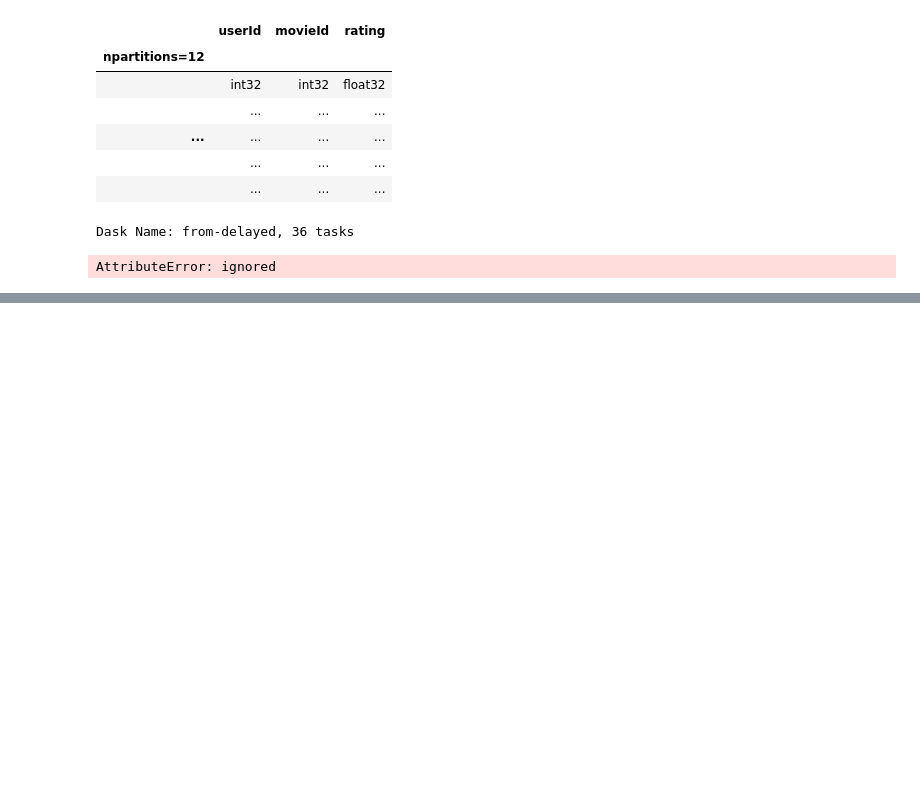
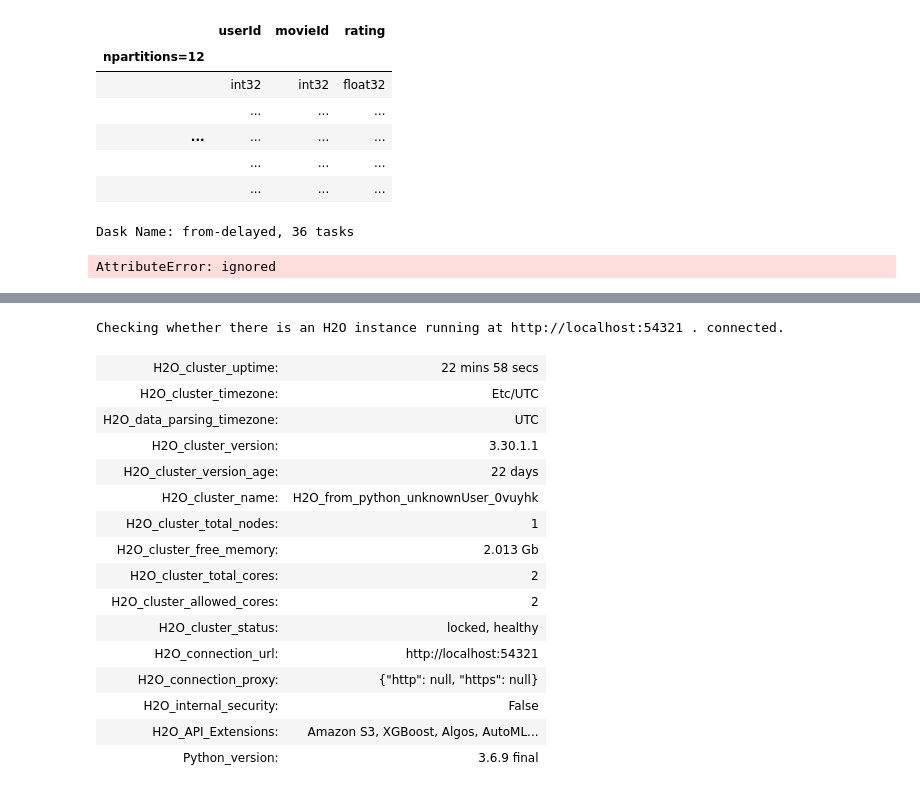
Before and after one commit to duybluemind1988/MyDataSciencePortfolio, a Jupyter notebook: movie_recommender/movie_recommendation_using_KNN.ipynb, the cells around one changed output, grey strips where cells are left out. Saved outputs shown, nothing was run; the diff lists cells and outputs as text; code cells hidden in the pictures; blank space fills up the shorter version.

```diff
--- a/movie_recommender/movie_recommendation_using_KNN.ipynb
+++ b/movie_recommender/movie_recommendation_using_KNN.ipynb
@@ -801,0 +840,21 @@ AttributeError: ignored
+# %%
+import h2o
+h2o.init()
+# %% [output]
+Checking whether there is an H2O instance running at http://localhost:54321 . connected.
+| H2O_cluster_uptime: | 22 mins 58 secs |
+| H2O_cluster_timezone: | Etc/UTC |
+| H2O_data_parsing_timezone: | UTC |
+| H2O_cluster_version: | 3.30.1.1 |
+| H2O_cluster_version_age: | 22 days |
+| H2O_cluster_name: | H2O_from_python_unknownUser_0vuyhk |
+| H2O_cluster_total_nodes: | 1 |
+| H2O_cluster_free_memory: | 2.013 Gb |
+| H2O_cluster_total_cores: | 2 |
+| H2O_cluster_allowed_cores: | 2 |
+| H2O_cluster_status: | locked, healthy |
+| H2O_connection_url: | http://localhost:54321 |
+| H2O_connection_proxy: | {"http": null, "https": null} |
+| H2O_internal_security: | False |
+| H2O_API_Extensions: | Amazon S3, XGBoost, Algos, AutoML... |
+| Python_version: | 3.6.9 final |
```
Also changed, not shown: parts of 17 cells of this notebook.
